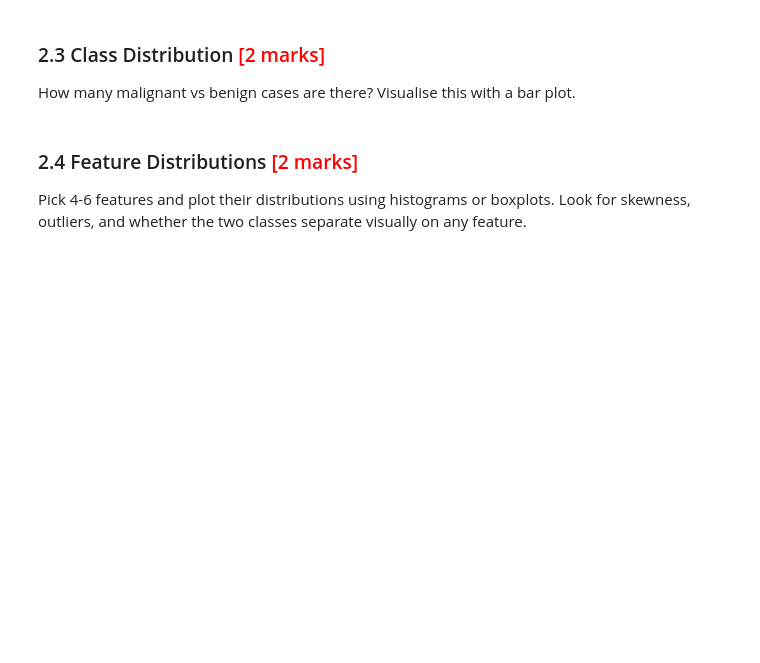
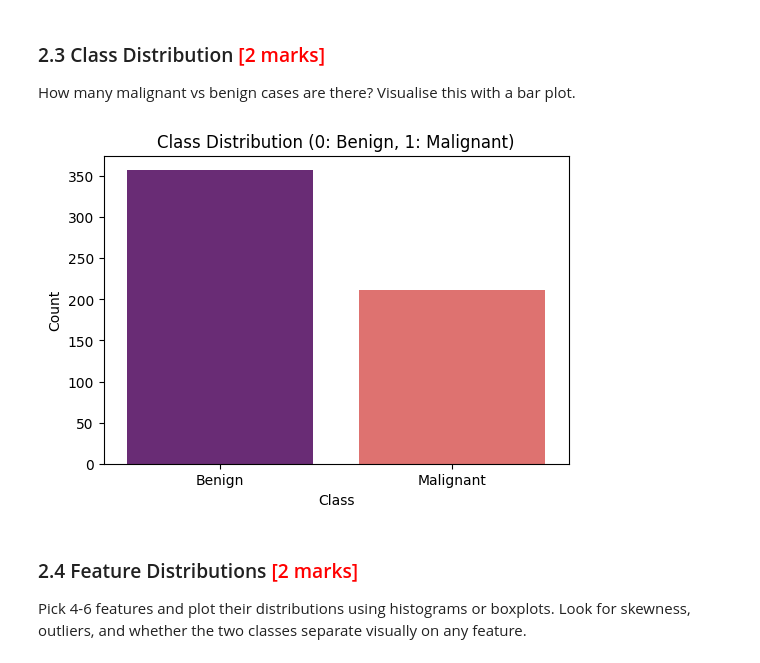
Before and after one commit to shardeep-x/agentic-ai-and-gen-ai, a Jupyter notebook: Classification_Models_Exercise.ipynb, the cells around one changed output. Cells and saved outputs as stored; diff of their text form; code cells hidden in the pictures; blank space fills up the shorter version.

```diff
--- a/Classification_Models_Exercise.ipynb
+++ b/Classification_Models_Exercise.ipynb
@@ -85,3 +86,10 @@ data = load_breast_cancer()
+# %%
+# --- TARGET ALIGNMENT ---
+# In the raw dataset, 0 is malignant and 1 is benign.
+# For standard evaluation metrics (like Recall), the 'positive' class (interest) should be 1.
+# By calculating '1 - target', we flip the bits: now Malignant = 1 and Benign = 0.
+X = df
+y = 1 - data.target
 # %% [markdown]
 ## Stage 2: Data Understanding
 
@@ -116,3 +167,18 @@ How many malignant vs benign cases are there? Visualise this with a bar plot.
+# %%
+# --- CLASS BALANCE VISUALIZATION ---
+# Calculate frequencies of Benign vs Malignant cases
+class_distribution = pd.Series(y).value_counts()
+
+# Plotting a bar chart to visually assess class imbalance
+plt.figure(figsize=(6, 4))
+sns.barplot(x=class_distribution.index, y=class_distribution.values, palette='magma', hue=class_distribution.index, legend=False)
+plt.title('Class Distribution (0: Benign, 1: Malignant)')
+plt.xlabel('Class')
+plt.ylabel('Count')
+plt.xticks([0, 1], ['Benign', 'Malignant'])
+plt.show()
+# %% [output]
+[figure, added]
 # %% [markdown]
 ### 2.4 Feature Distributions <font color="red">[2 marks]</font>
 
```
Also changed, not shown: parts of 98 cells of this notebook.
